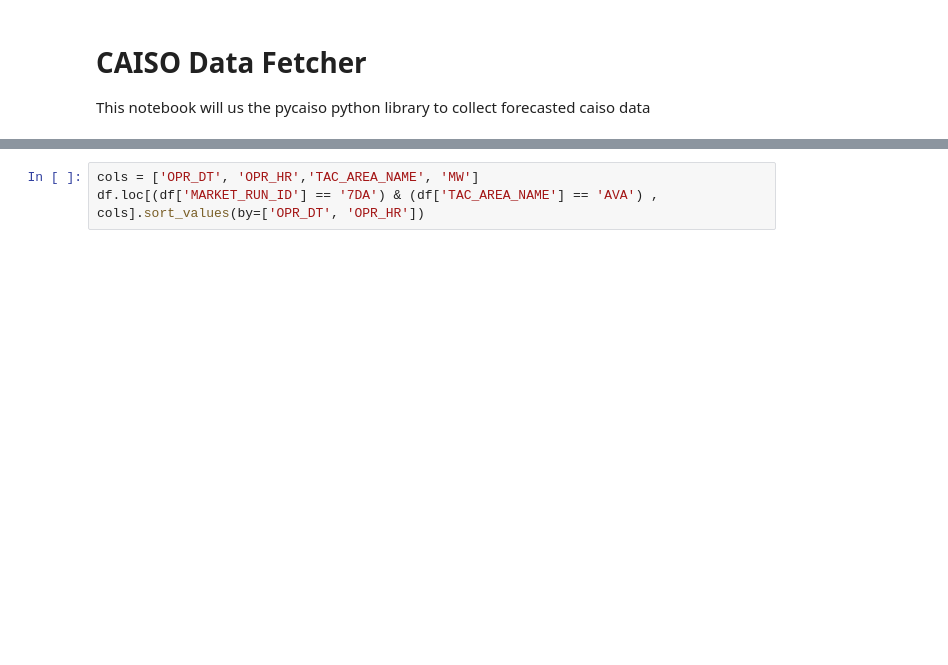
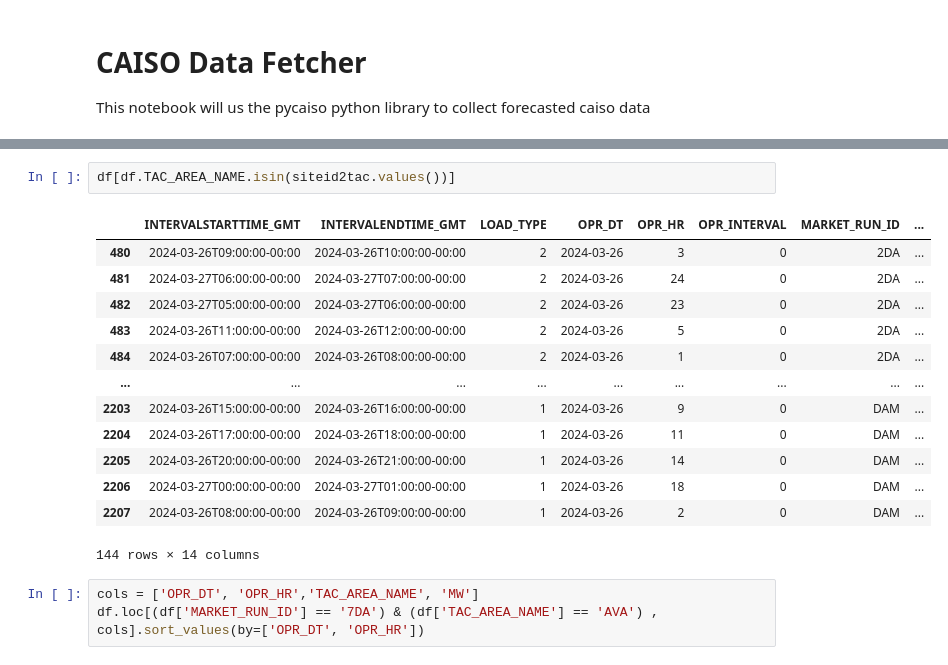
Before and after one commit to denny-lehman/ev_charging, a Jupyter notebook: data/caiso.ipynb, the cells around one changed output, grey strips where cells are left out. Drawn from its saved outputs; the diff is of its cells as text; blank space fills up the shorter version.

```diff
--- a/data/caiso.ipynb
+++ b/data/caiso.ipynb
@@ -99,3 +119,19 @@ Name: count, dtype: int64
+# %%
+df[df.TAC_AREA_NAME.isin(siteid2tac.values())]
+# %% [output]
+|  | INTERVALSTARTTIME_GMT | INTERVALENDTIME_GMT | LOAD_TYPE | OPR_DT | OPR_HR | OPR_INTERVAL | MARKET_RUN_ID | ... |
+| 480 | 2024-03-26T09:00:00-00:00 | 2024-03-26T10:00:00-00:00 | 2 | 2024-03-26 | 3 | 0 | 2DA | ... |
+| 481 | 2024-03-27T06:00:00-00:00 | 2024-03-27T07:00:00-00:00 | 2 | 2024-03-26 | 24 | 0 | 2DA | ... |
+| 482 | 2024-03-27T05:00:00-00:00 | 2024-03-27T06:00:00-00:00 | 2 | 2024-03-26 | 23 | 0 | 2DA | ... |
+| 483 | 2024-03-26T11:00:00-00:00 | 2024-03-26T12:00:00-00:00 | 2 | 2024-03-26 | 5 | 0 | 2DA | ... |
+| 484 | 2024-03-26T07:00:00-00:00 | 2024-03-26T08:00:00-00:00 | 2 | 2024-03-26 | 1 | 0 | 2DA | ... |
+| ... | ... | ... | ... | ... | ... | ... | ... | ... |
+| 2203 | 2024-03-26T15:00:00-00:00 | 2024-03-26T16:00:00-00:00 | 1 | 2024-03-26 | 9 | 0 | DAM | ... |
+| 2204 | 2024-03-26T17:00:00-00:00 | 2024-03-26T18:00:00-00:00 | 1 | 2024-03-26 | 11 | 0 | DAM | ... |
+| 2205 | 2024-03-26T20:00:00-00:00 | 2024-03-26T21:00:00-00:00 | 1 | 2024-03-26 | 14 | 0 | DAM | ... |
+| 2206 | 2024-03-27T00:00:00-00:00 | 2024-03-27T01:00:00-00:00 | 1 | 2024-03-26 | 18 | 0 | DAM | ... |
+| 2207 | 2024-03-26T08:00:00-00:00 | 2024-03-26T09:00:00-00:00 | 1 | 2024-03-26 | 2 | 0 | DAM | ... |
+144 rows × 14 columns
 # %%
 cols = ['OPR_DT', 'OPR_HR','TAC_AREA_NAME', 'MW']
 df.loc[(df['MARKET_RUN_ID'] == '7DA') & (df['TAC_AREA_NAME'] == 'AVA') , cols].sort_values(by=['OPR_DT', 'OPR_HR'])
```
Also changed, not shown: parts of 14 cells of this notebook.
